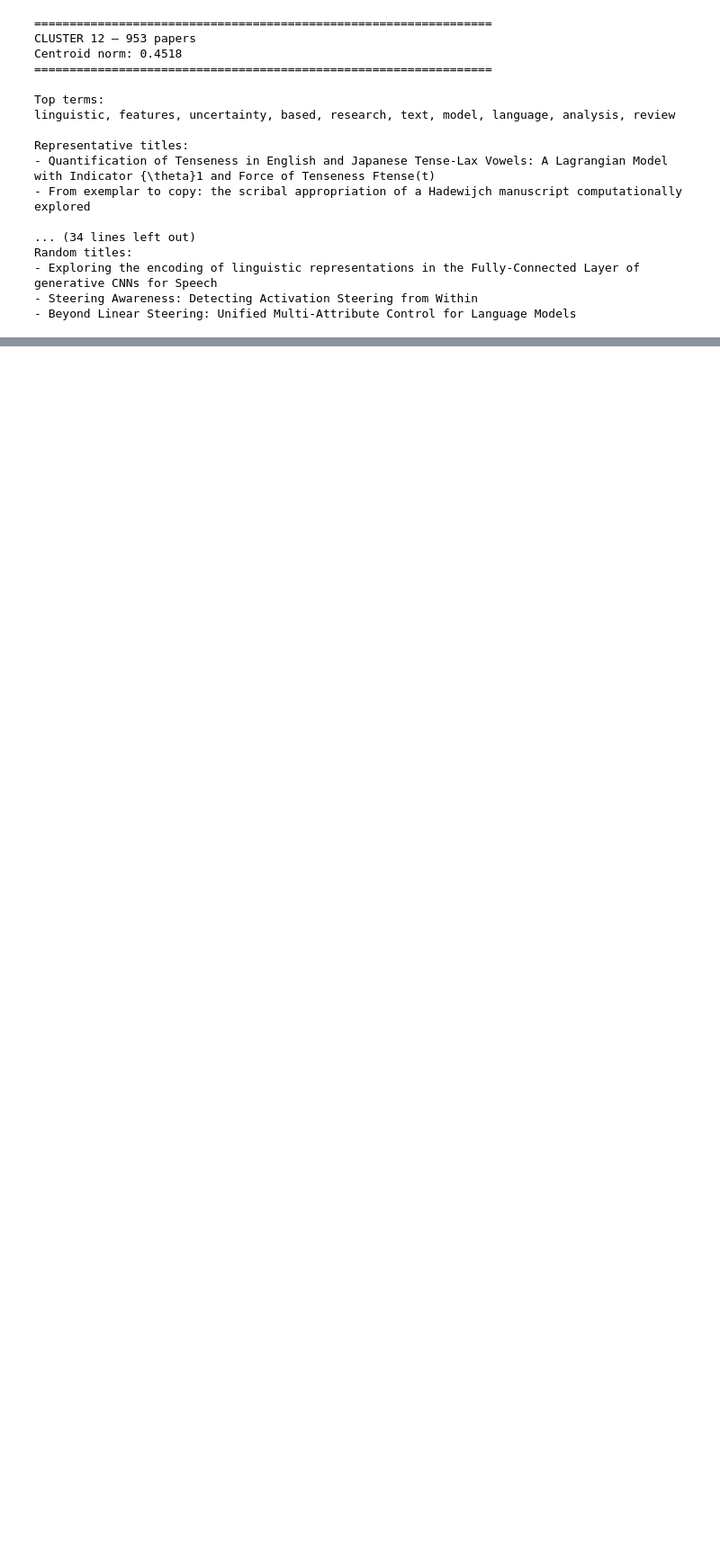
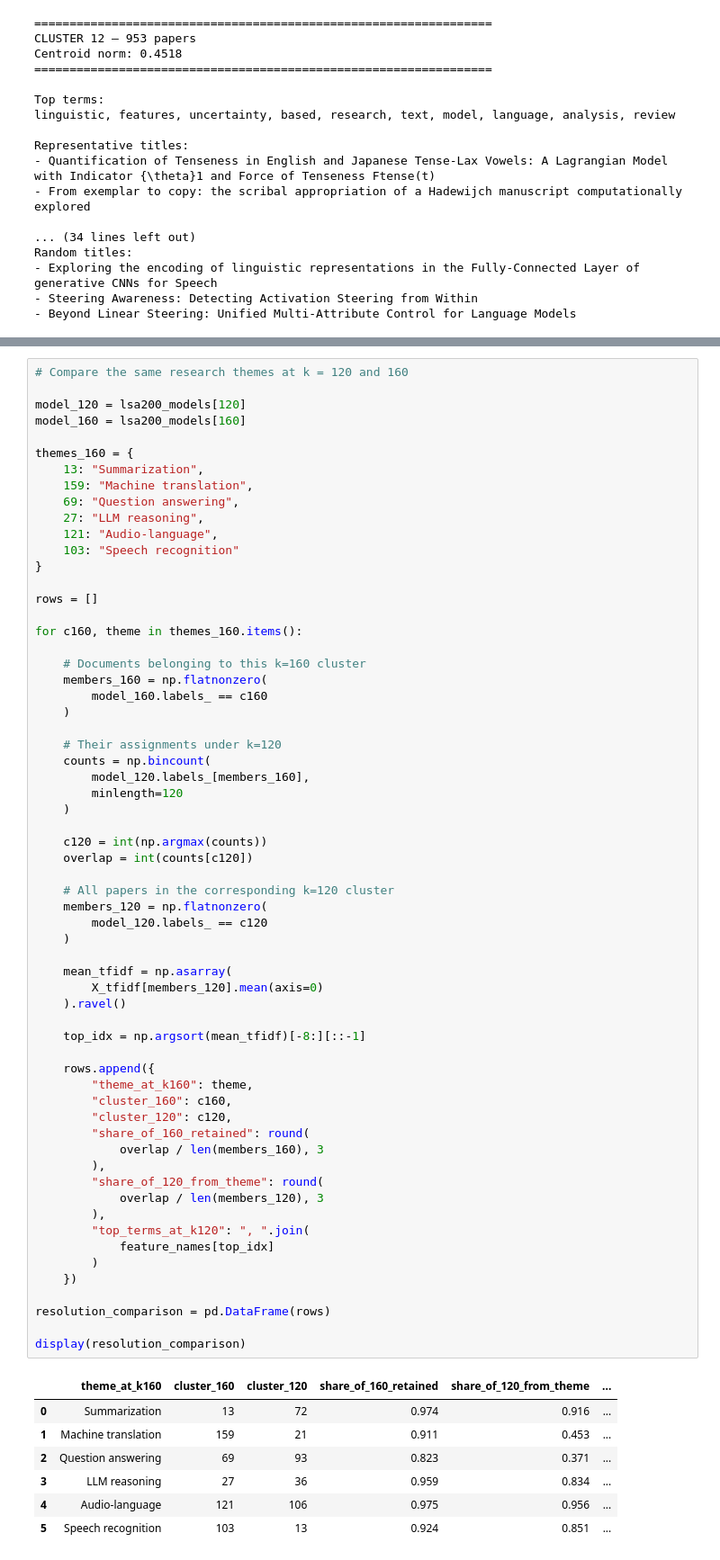
Before and after one commit to artyomturkoff/nlp-research-trends, a Jupyter notebook: 03_clustering.ipynb, the cells around one changed output, grey strips where cells are left out. Shown at 90% size. Cells and saved outputs as stored; diff of their text form; blank space fills up the shorter version.

```diff
--- a/03_clustering.ipynb
+++ b/03_clustering.ipynb
@@ -1316,0 +1386,70 @@ Random titles:
+# %%
+# Compare the same research themes at k = 120 and 160
+
+model_120 = lsa200_models[120]
+model_160 = lsa200_models[160]
+
+themes_160 = {
+    13: "Summarization",
+    159: "Machine translation",
+    69: "Question answering",
+    27: "LLM reasoning",
+    121: "Audio-language",
+    103: "Speech recognition"
+}
+
+rows = []
+
+for c160, theme in themes_160.items():
+
+    # Documents belonging to this k=160 cluster
+    members_160 = np.flatnonzero(
+        model_160.labels_ == c160
+    )
+
+    # Their assignments under k=120
+    counts = np.bincount(
+        model_120.labels_[members_160],
+        minlength=120
+    )
+
+    c120 = int(np.argmax(counts))
+    overlap = int(counts[c120])
+
+    # All papers in the corresponding k=120 cluster
+    members_120 = np.flatnonzero(
+        model_120.labels_ == c120
+    )
+
+    mean_tfidf = np.asarray(
+        X_tfidf[members_120].mean(axis=0)
+    ).ravel()
+
+    top_idx = np.argsort(mean_tfidf)[-8:][::-1]
+
+    rows.append({
+        "theme_at_k160": theme,
+        "cluster_160": c160,
+        "cluster_120": c120,
+        "share_of_160_retained": round(
+            overlap / len(members_160), 3
+        ),
+        "share_of_120_from_theme": round(
+            overlap / len(members_120), 3
+        ),
+        "top_terms_at_k120": ", ".join(
+            feature_names[top_idx]
+        )
+    })
+
+resolution_comparison = pd.DataFrame(rows)
+
+display(resolution_comparison)
+# %% [output]
+|  | theme_at_k160 | cluster_160 | cluster_120 | share_of_160_retained | share_of_120_from_theme | ... |
+| 0 | Summarization | 13 | 72 | 0.974 | 0.916 | ... |
+| 1 | Machine translation | 159 | 21 | 0.911 | 0.453 | ... |
+| 2 | Question answering | 69 | 93 | 0.823 | 0.371 | ... |
+| 3 | LLM reasoning | 27 | 36 | 0.959 | 0.834 | ... |
+| 4 | Audio-language | 121 | 106 | 0.975 | 0.956 | ... |
+| 5 | Speech recognition | 103 | 13 | 0.924 | 0.851 | ... |
```
Also changed, not shown: parts of 4 cells of this notebook.
